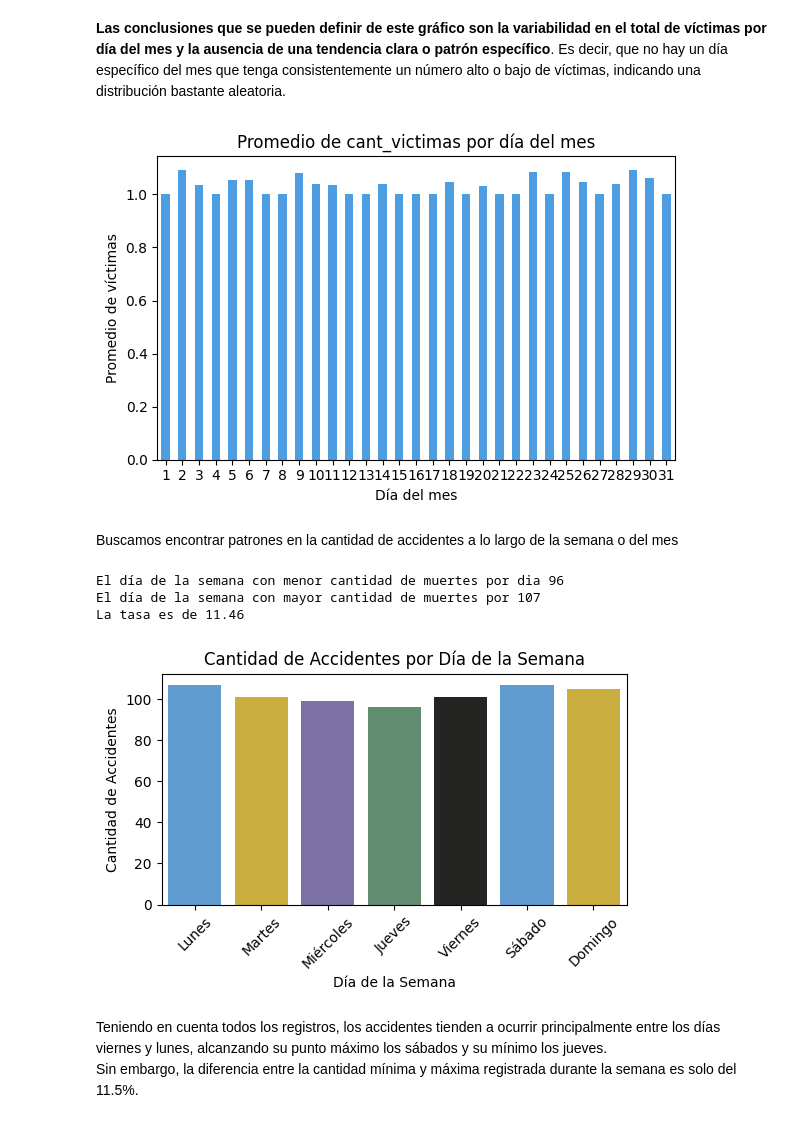
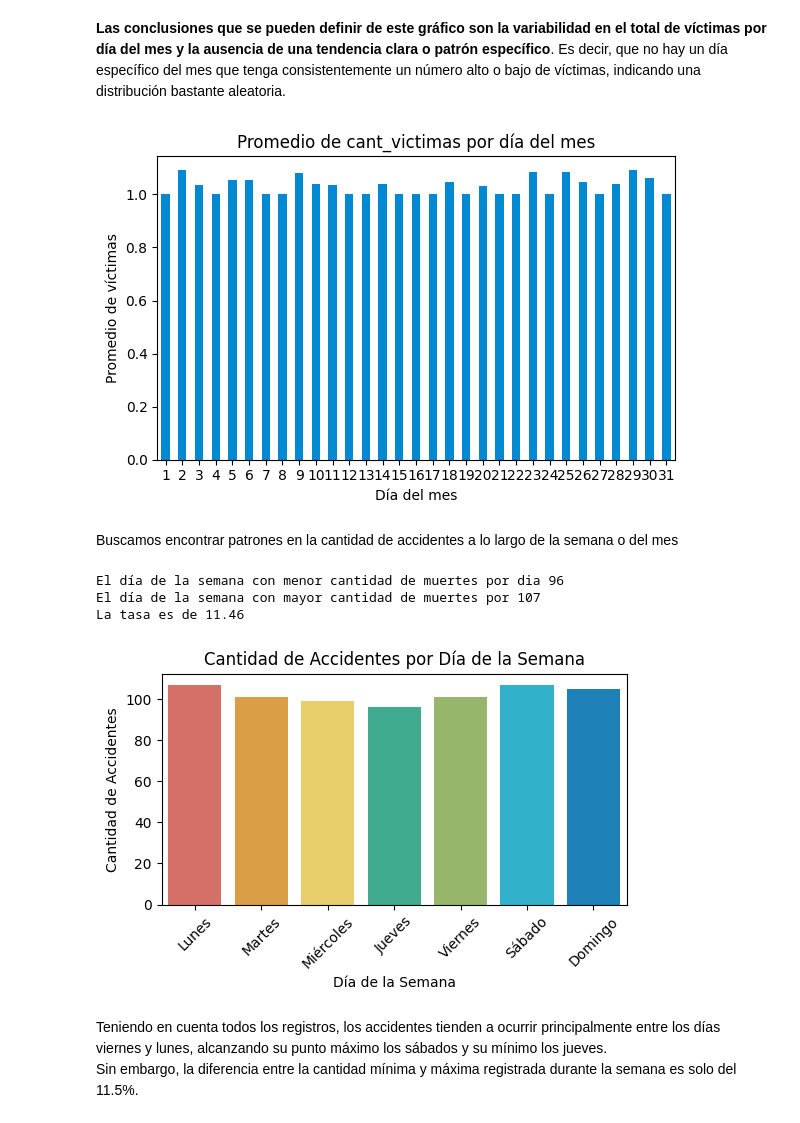
Before and after one commit to FlorLascu/Analisis_Siniestralidad_Buenos_Aires, a Jupyter notebook: 01. ETL_EDA_homicidios.ipynb, the cells around one changed output. Drawn from its saved outputs; the diff is of its cells as text; code cells hidden in the pictures.

```diff
--- a/01. ETL_EDA_homicidios.ipynb
+++ b/01. ETL_EDA_homicidios.ipynb
@@ -598,6 +605,7 @@ Vamos a repasar todas las variables del Dataframe homicidios, cargado como hecho
 # %%
 # Esquema de colores representa a la Cuidad de Buenos Aires
-coloresBA = ['#4D9DE0','#E1BC29','#7768AE','#5C946E','#242423']
+ColoresBA_claros =['#e76056', '#f3a32d', '#fcda59', '#2ebc98', '#99c25f','#19c3e3',
+'#0389d1', '#3e4f5e' ,'#9d6db6', '#f562a2']
 # %% [markdown]
 ### 1.3.1 Analisis Univariable
 Vamos realizar el analisis Univariable de las variables:
@@ -669,16 +677,13 @@ muertes_por_mes_anio = hechos_df.groupby(['anio','mes'])['cant_victimas'].sum()
 # Desapilar el índice múltiple para separar años y meses
 muertes_por_mes_anio_unstacked = muertes_por_mes_anio.unstack(level=0)
 
-# coloresBA
-coloresBA = ['#4D9DE0','#E1BC29','#7768AE','#5C946E','#242423']
-
 # Graficamos las lineas de evolucion por mes de cada anio y los superponemos
 plt.figure(figsize=(10, 6))
 
 for i, year in enumerate(muertes_por_mes_anio_unstacked.columns):
     muertes_por_mes_anio_unstacked[year].plot(
         kind='line',
-        color=coloresBA[i % len(coloresBA)],  # Cycle through colors from coloresBA
+        color=ColoresBA_claros[i % len(ColoresBA_claros)],  # Cycle through colors from coloresBA
         label=f'Year {year}'
     )
 
@@ -710,7 +715,7 @@ for i, month in enumerate(muertes_por_mes_anio_unstacked.index):
         height=muertes_por_mes_anio_unstacked.loc[month],
         width=bar_width,
         label=f'Month {month}',
-        color=coloresBA[i % len(coloresBA)]  # Cycle through colors from coloresBA
+        color=ColoresBA_claros[i % len(ColoresBA_claros)]  # Cycle through colors from coloresBA
     )
 
 plt.title('Total Deaths by Month and Year')
@@ -796,7 +801,7 @@ promedio_victimas_por_dia_mes = hechos_df.groupby(['dia'])['cant_victimas'].mean
 
 # Crear un gráfico de barras
 plt.figure(figsize=(6, 4))
-promedio_victimas_por_dia_mes.plot(kind='bar', color='#4D9DE0')
+promedio_victimas_por_dia_mes.plot(kind='bar', color='#0389d1')
 plt.title('Promedio de cant_victimas por día del mes')
 plt.xlabel('Día del mes')
 plt.ylabel('Promedio de víctimas')
@@ -804,39 +809,39 @@ plt.xticks(rotation=0)  # Rotar las etiquetas del eje x si es necesario
 plt.tight_layout()
 plt.show()
 # %% [output]
-[figure, old version]
+[figure, new version]
 # %% [markdown]
 Buscamos encontrar patrones en la cantidad de accidentes a lo largo de la semana o del mes<br>
 # %%
 hechos_df['fecha'] = pd.to_datetime(hechos_df['fecha'])
 
 # Extraemos día de la semana (0 = lunes, 6 = domingo)
 hechos_df['Día semana'] = hechos_df['fecha'].dt.dayofweek
 # Mapeamos el número del día de la semana a su nombre
 dias_semana = ['Lunes', 'Martes', 'Miércoles', 'Jueves', 'Viernes', 'Sábado', 'Domingo']
 hechos_df['Nombre día'] = hechos_df['Día semana'].map(lambda x: dias_semana[x])
 # Contamos la cantidad de muertes por día de la semana
 data = hechos_df.groupby('Nombre día').agg({'cant_victimas':'sum'}).reset_index()
 
 # Graficamos
 plt.figure(figsize=(6, 3))
-ax = sns.barplot(x='Nombre día', y='cant_victimas', data=data, order=dias_semana, palette=coloresBA)
+ax = sns.barplot(x='Nombre día', y='cant_victimas', data=data, order=dias_semana, palette=ColoresBA_claros)
 
 ax.set_title('Cantidad de Accidentes por Día de la Semana') ; ax.set_xlabel('Día de la Semana') ; ax.set_ylabel('Cantidad de Accidentes')
 plt.xticks(rotation=45)
 
 # Resumen de datos
 print(f'El día de la semana con menor cantidad de muertes por dia {data.min()[1]}')
 print(f'El día de la semana con mayor cantidad de muertes por {data.max()[1]}')
 print(f'La tasa es de {round((data.max()[1] - data.min()[1]) / data.min()[1] * 100,2)}')
 
 # Se muestra el gráfico
 plt.show()
 # %% [output]
 El día de la semana con menor cantidad de muertes por dia 96
 El día de la semana con mayor cantidad de muertes por 107
 La tasa es de 11.46
-[figure, old version]
+[figure, new version]
 # %% [markdown]
 Teniendo en cuenta todos los registros, los accidentes tienden a ocurrir principalmente entre los días viernes y lunes, alcanzando su punto máximo los sábados y su mínimo los jueves.<br> Sin embargo, la diferencia entre la cantidad mínima y máxima registrada durante la semana es solo del 11.5%.<br>
 # %% [markdown]
```
Also changed, not shown: parts of 24 cells of this notebook, 4 other files.
